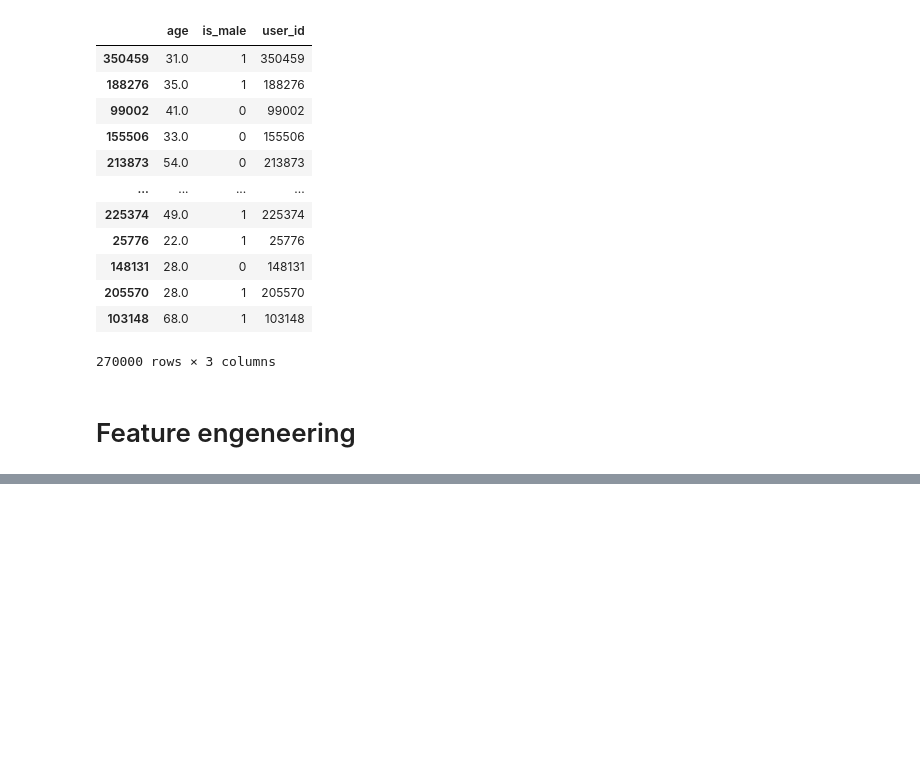
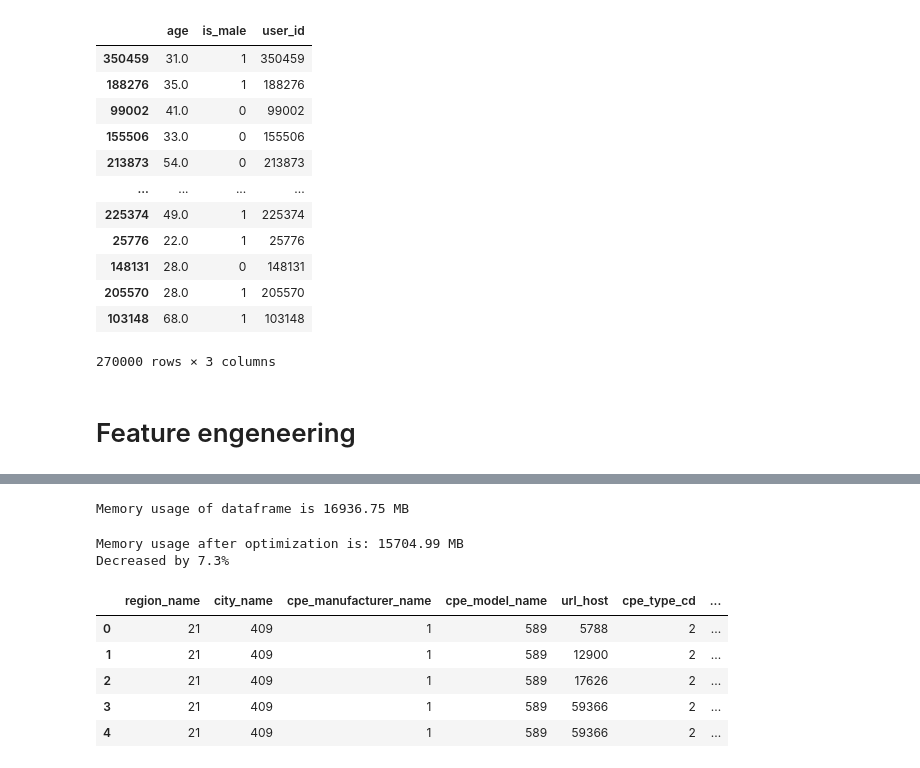
Before and after one commit to shockless/mts-ml-cup, a Jupyter notebook: seq2seq_baseline.ipynb, the cells around one changed output, grey strips where cells are left out. Saved outputs shown, nothing was run; the diff lists cells and outputs as text; code cells hidden in the pictures; blank space fills up the shorter version.

Commit message:
seq2seq updates
1. Preprcessors updated and fixed
2. seq2seq baseline updated
3. memory utils updated

```diff
--- a/seq2seq_baseline.ipynb
+++ b/seq2seq_baseline.ipynb
@@ -201,5 +173,15 @@ dtype: object
 # %%
-df = polars_reduce_mem_usage(get_timestamp(df))
-df
+df = pandas_reduce_mem_usage(get_timestamp(df))
+df.head()
+# %% [output]
+Memory usage of dataframe is 16936.75 MB
+Memory usage after optimization is: 15704.99 MB
+Decreased by 7.3%
+|  | region_name | city_name | cpe_manufacturer_name | cpe_model_name | url_host | cpe_type_cd | ... |
+| 0 | 21 | 409 | 1 | 589 | 5788 | 2 | ... |
+| 1 | 21 | 409 | 1 | 589 | 12900 | 2 | ... |
+| 2 | 21 | 409 | 1 | 589 | 17626 | 2 | ... |
+| 3 | 21 | 409 | 1 | 589 | 59366 | 2 | ... |
+| 4 | 21 | 409 | 1 | 589 | 59366 | 2 | ... |
 # %%
 df = part_of_day_to_hour(df)
```
Also changed, not shown: parts of 31 cells of this notebook, 3 other files.
